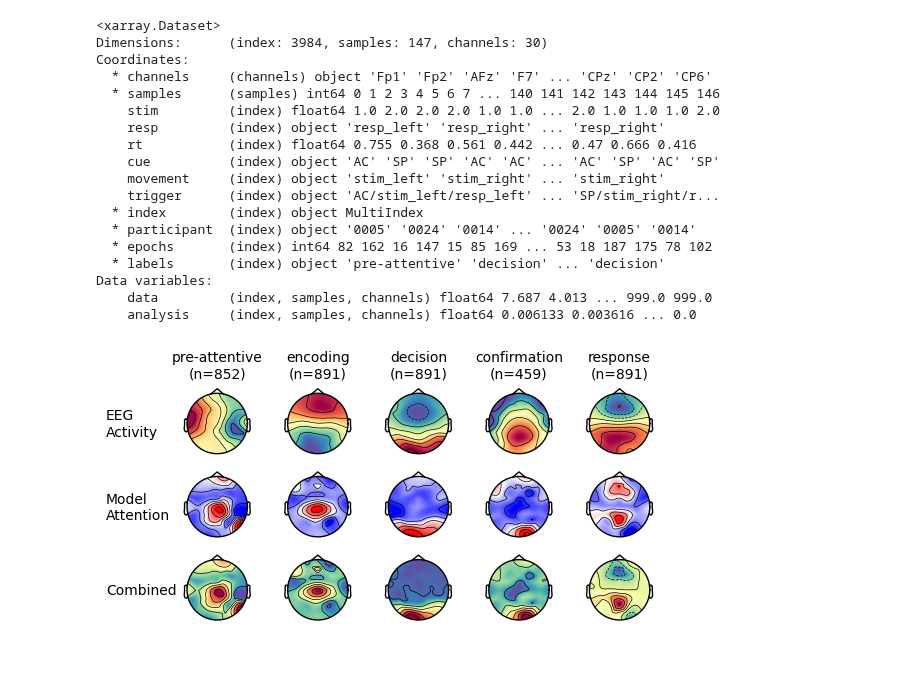
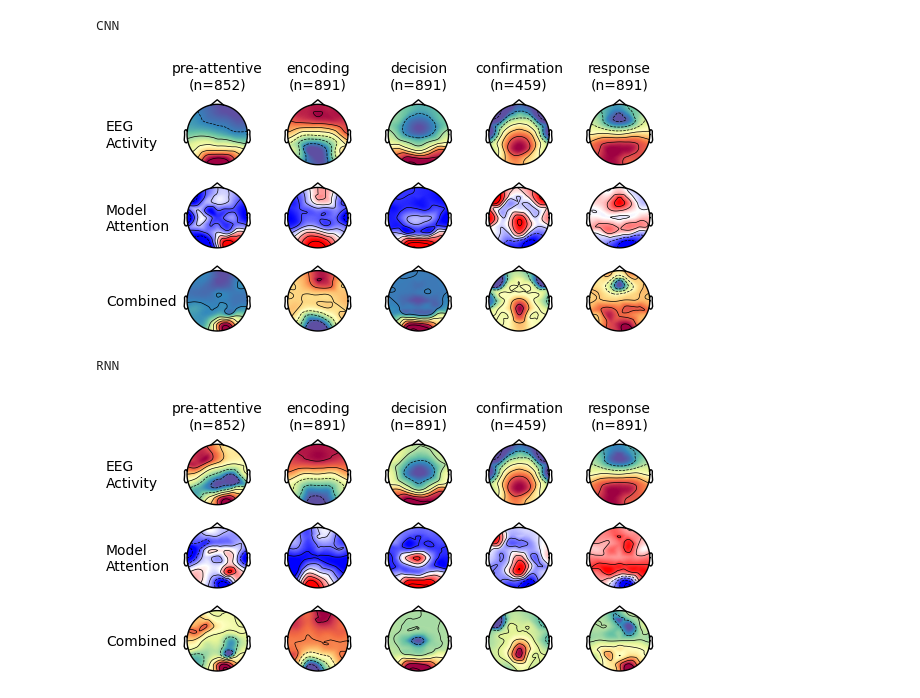
Before and after one commit to rickdott/hmp-ai, a Jupyter notebook: gradients_rnn.ipynb, the cells around one changed output. Drawn from its saved outputs; the diff is of its cells as text; code cells hidden in the pictures; blank space fills up the shorter version.

```diff
--- a/gradients_rnn.ipynb
+++ b/gradients_rnn.ipynb
@@ -87,21 +109,0 @@ Batch: 123/124
-# %%
-test_data
-# %% [output]
-<xarray.Dataset>
-Dimensions:      (index: 3984, samples: 147, channels: 30)
-Coordinates:
-  * channels     (channels) object 'Fp1' 'Fp2' 'AFz' 'F7' ... 'CPz' 'CP2' 'CP6'
-  * samples      (samples) int64 0 1 2 3 4 5 6 7 ... 140 141 142 143 144 145 146
-    stim         (index) float64 1.0 2.0 2.0 2.0 1.0 1.0 ... 2.0 1.0 1.0 1.0 2.0
-    resp         (index) object 'resp_left' 'resp_right' ... 'resp_right'
-    rt           (index) float64 0.755 0.368 0.561 0.442 ... 0.47 0.666 0.416
-    cue          (index) object 'AC' 'SP' 'SP' 'AC' 'AC' ... 'AC' 'SP' 'AC' 'SP'
-    movement     (index) object 'stim_left' 'stim_right' ... 'stim_right'
-    trigger      (index) object 'AC/stim_left/resp_left' ... 'SP/stim_right/r...
-  * index        (index) object MultiIndex
-  * participant  (index) object '0005' '0024' '0014' ... '0024' '0005' '0014'
-  * epochs       (index) int64 82 162 16 147 15 85 169 ... 53 18 187 175 78 102
-  * labels       (index) object 'pre-attentive' 'decision' ... 'decision'
-Data variables:
-    data         (index, samples, channels) float64 7.687 4.013 ... 999.0 999.0
-    analysis     (index, samples, channels) float64 0.006133 0.003616 ... 0.0
@@ -112,5 +110,12 @@ test_set['analysis'] = test_set.analysis.where(~nan_indices, 0)
-# %%
-plot_max_activation_per_label(test_data, positions)
-# %% [output]
-[figure, removed]
+# %%
+# Riemann_trapezoid
+print("CNN")
+plot_max_activation_per_label(test_data_cnn, positions)
+print("RNN")
+plot_max_activation_per_label(test_data_rnn, positions)
+# %% [output]
+CNN
+[figure, added]
+RNN
+[figure, added]
 # %%
```
Also changed, not shown: parts of 10 cells of this notebook, 3 other files.
